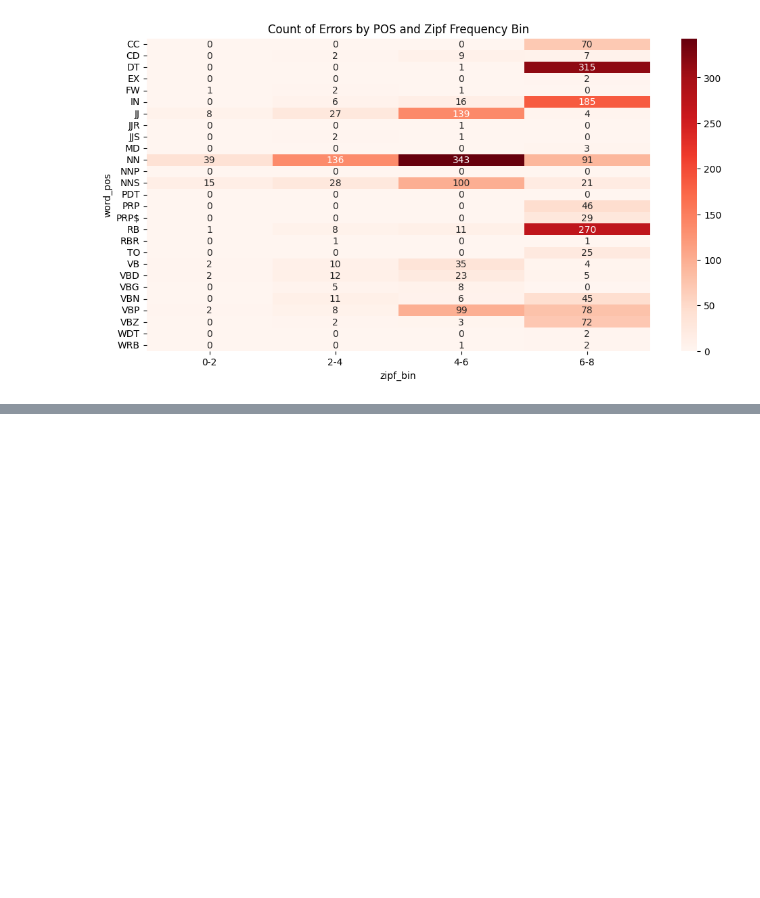
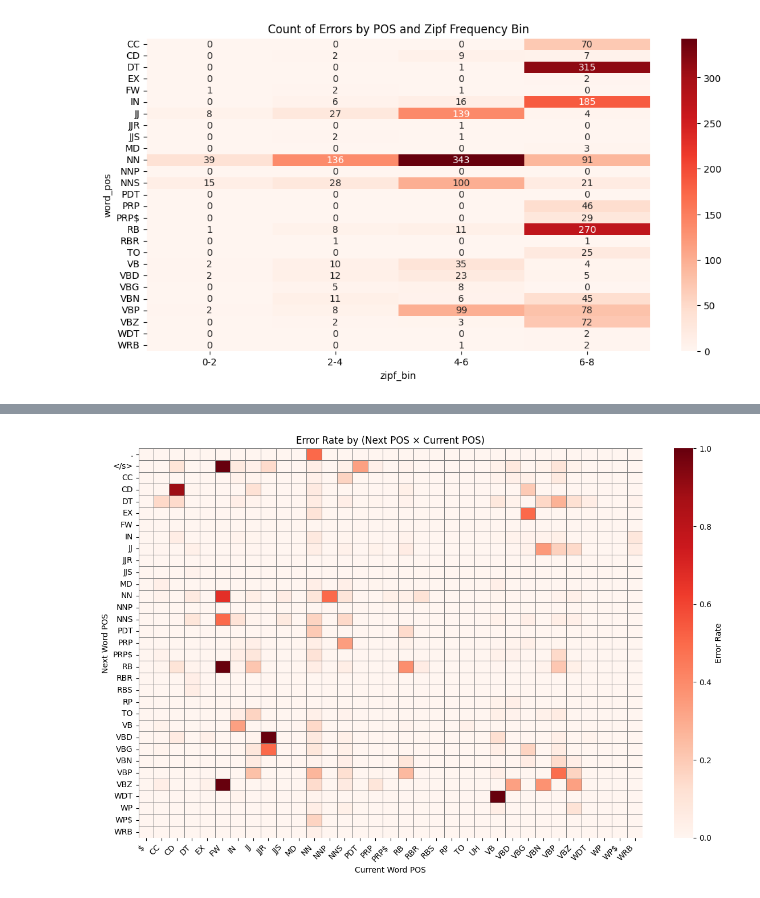
Before and after one commit to markjosims/u3u_project1, a Jupyter notebook: data_visualization_kira.ipynb, the cells around one changed output, grey strips where cells are left out. Drawn from its saved outputs; the diff is of its cells as text; code cells hidden in the pictures; blank space fills up the shorter version.

```diff
--- a/data_visualization_kira.ipynb
+++ b/data_visualization_kira.ipynb
@@ -316,0 +358,37 @@ plt.show()
+# %%
+# Heatmap: error rate with (next_pos, word_pos)
+
+err_count_next = (
+    df_err.groupby(['next_word_pos', 'word_pos'])
+          .size()
+          .rename('err_count_nx')
+)
+
+tot_count_next = (
+    df_tot.groupby(['next_word_pos', 'word_pos'])
+          .size()
+          .rename('tot_count_nx')
+)
+
+comb = pd.concat([err_count_next, tot_count_next], axis=1).fillna(0)
+comb['err_rate_nx'] = comb['err_count_nx'] / comb['tot_count_nx']
+
+pivot = comb['err_rate_nx'].unstack(fill_value=0)
+
+plt.figure(figsize=(12, 8))
+sns.heatmap(
+    pivot,
+    cmap='Reds',
+    linewidths=0.5,
+    linecolor='gray',
+    cbar_kws={'label': 'Error Rate'}
+)
+plt.title('Error Rate by (Next POS × Current POS)')
+plt.xlabel('Current Word POS')
+plt.ylabel('Next Word POS')
+plt.xticks(rotation=45, ha='right')
+plt.yticks(rotation=0)
+plt.tight_layout()
+plt.show()
+# %% [output]
+[figure, added]
```
Also changed, not shown: parts of 4 cells of this notebook.
